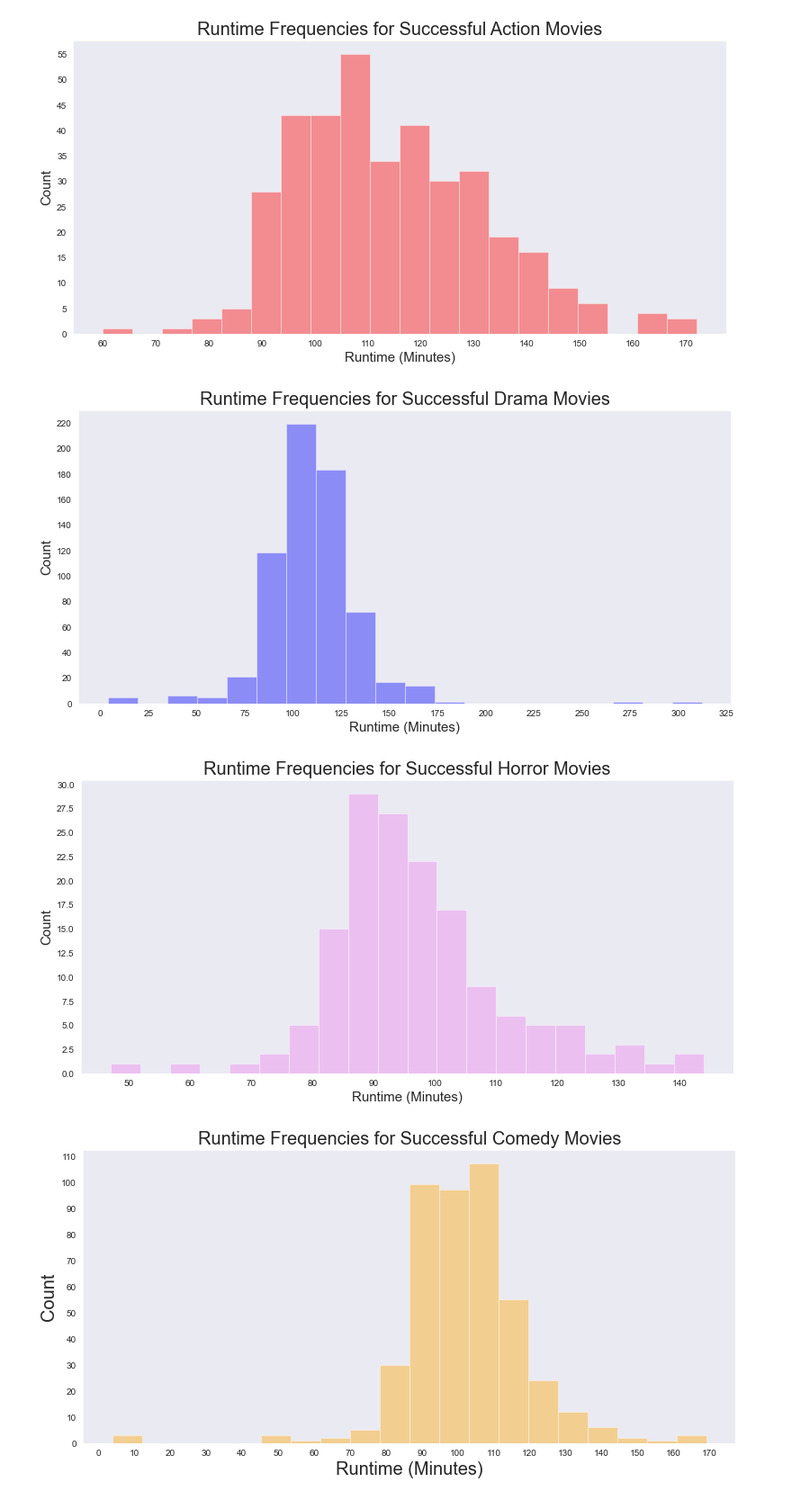
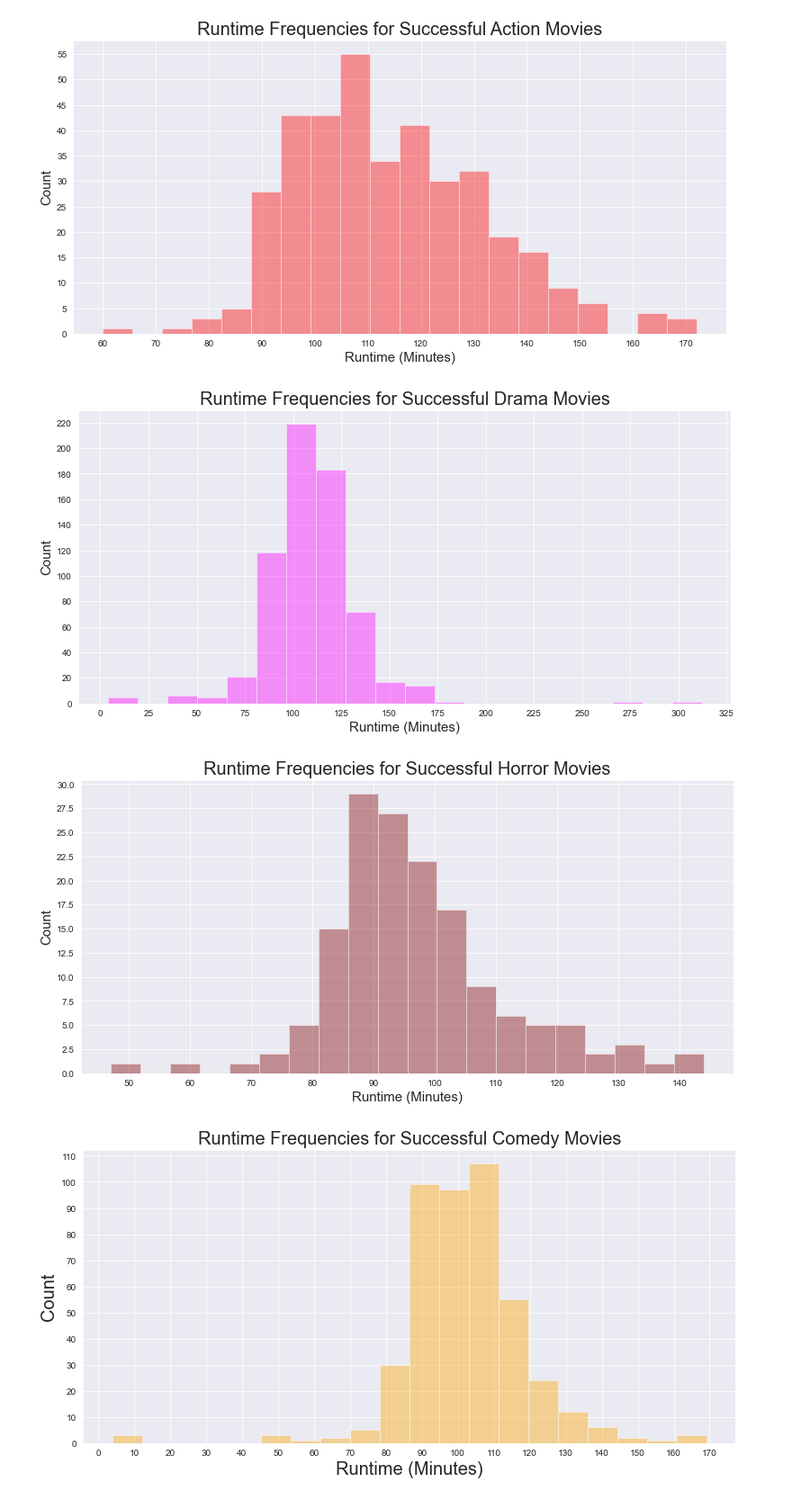
Before and after one commit to kjkahalley/optimal-film-analysis, a Jupyter notebook: master_notebook.ipynb, the cells around one changed output. Shown at 90% size. Cells and saved outputs as stored; diff of their text form; code cells hidden in the pictures.

```diff
--- a/master_notebook.ipynb
+++ b/master_notebook.ipynb
@@ -340,34 +338,34 @@ len(successful_action['runtime_minutes'])
 # %%
-sns.set_style('dark')
+sns.set_style('darkgrid')
 
 
-actionfig,actionax = plt.subplots(figsize=(13,6))
+actionfighist,actionaxhist = plt.subplots(figsize=(13,6))
 sns.distplot(successful_action['runtime_minutes'], kde=False, bins = 20, color='red');
-actionax.set_xlabel('Runtime (Minutes)', fontsize=15)
-actionax.set_ylabel('Count', fontsize=15)
-actionax.set_title(f'Runtime Frequencies for Successful Action Movies', fontsize = 20)
+actionaxhist.set_xlabel('Runtime (Minutes)', fontsize=15)
+actionaxhist.set_ylabel('Count', fontsize=15)
+actionaxhist.set_title(f'Runtime Frequencies for Successful Action Movies', fontsize = 20)
 plt.locator_params(axis='y', nbins = 15 )
 plt.locator_params(axis='x', nbins = 20 )
 # %% [output]
 [figure]
 # %%
-dramafig,dramaax = plt.subplots(figsize=(13,6))
-sns.distplot(successful_drama['runtime_minutes'], kde=False, bins = 20, color='blue');
-dramaax.set_xlabel('Runtime (Minutes)', fontsize=15)
-dramaax.set_ylabel('Count', fontsize=15)
-dramaax.set_title(f'Runtime Frequencies for Successful Drama Movies', fontsize = 20)
+dramafighist,dramaaxhist = plt.subplots(figsize=(13,6))
+sns.distplot(successful_drama['runtime_minutes'], kde=False, bins = 20, color='magenta');
+dramaaxhist.set_xlabel('Runtime (Minutes)', fontsize=15)
+dramaaxhist.set_ylabel('Count', fontsize=15)
+dramaaxhist.set_title(f'Runtime Frequencies for Successful Drama Movies', fontsize = 20)
 plt.locator_params(axis='x', nbins = 15 )
 plt.locator_params(axis='y', nbins = 20 )
 # %% [output]
-[figure, old version]
+[figure, new version]
 # %%
-horrorfig,horrorax = plt.subplots(figsize=(13,6))
-sns.distplot(successful_horror['runtime_minutes'], kde=False, bins = 20, color='violet');
-horrorax.set_xlabel('Runtime (Minutes)', fontsize=15)
-horrorax.set_ylabel('Count', fontsize=15)
-horrorax.set_title(f'Runtime Frequencies for Successful Horror Movies', fontsize = 20)
+horrorfighist,horroraxhist = plt.subplots(figsize=(13,6))
+sns.distplot(successful_horror['runtime_minutes'], kde=False, bins = 20, color='maroon');
+horroraxhist.set_xlabel('Runtime (Minutes)', fontsize=15)
+horroraxhist.set_ylabel('Count', fontsize=15)
+horroraxhist.set_title(f'Runtime Frequencies for Successful Horror Movies', fontsize = 20)
 plt.locator_params(axis='y', nbins = 15 )
 plt.locator_params(axis='x', nbins = 20)
 # %% [output]
-[figure, old version]
+[figure, new version]
 # %%
```
Also changed, not shown: parts of 8 cells of this notebook.
